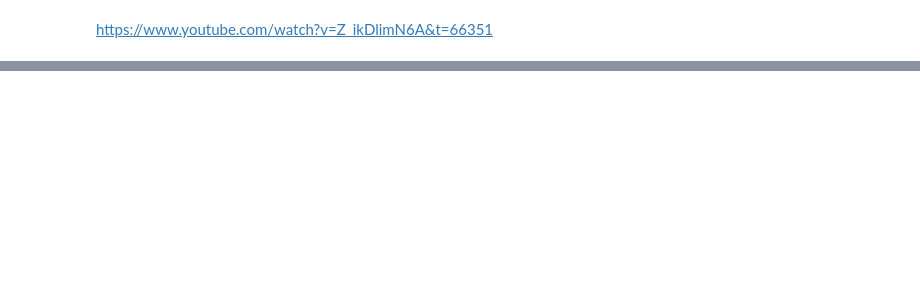
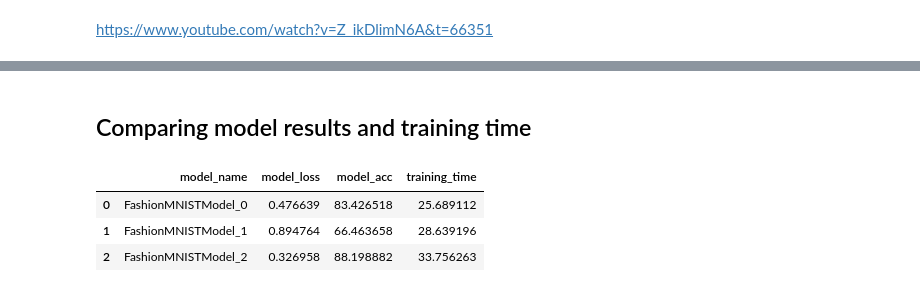
Before and after one commit to Endolf/pytorch-deep-learning-rocm, a Jupyter notebook: src/03_pytorch_computer_vision.ipynb, the cells around one changed output, grey strips where cells are left out. Saved outputs shown, nothing was run; the diff lists cells and outputs as text; code cells hidden in the pictures; blank space fills up the shorter version.

```diff
--- a/src/03_pytorch_computer_vision.ipynb
+++ b/src/03_pytorch_computer_vision.ipynb
@@ -645,0 +711,13 @@ https://www.youtube.com/watch?v=Z_ikDlimN6A&t=66351
+# %% [markdown]
+## Comparing model results and training time
+# %%
+import pandas as pd
+
+compare_results = pd.DataFrame([model_0_results,model_1_results,model_2_results])
+compare_results["training_time"] = [total_train_time_model_0, total_train_time_model_1, total_train_time_model_2]
+compare_results
+# %% [output]
+|  | model_name | model_loss | model_acc | training_time |
+| 0 | FashionMNISTModel_0 | 0.476639 | 83.426518 | 25.689112 |
+| 1 | FashionMNISTModel_1 | 0.894764 | 66.463658 | 28.639196 |
+| 2 | FashionMNISTModel_2 | 0.326958 | 88.198882 | 33.756263 |
```
Also changed, not shown: parts of 20 cells of this notebook.
